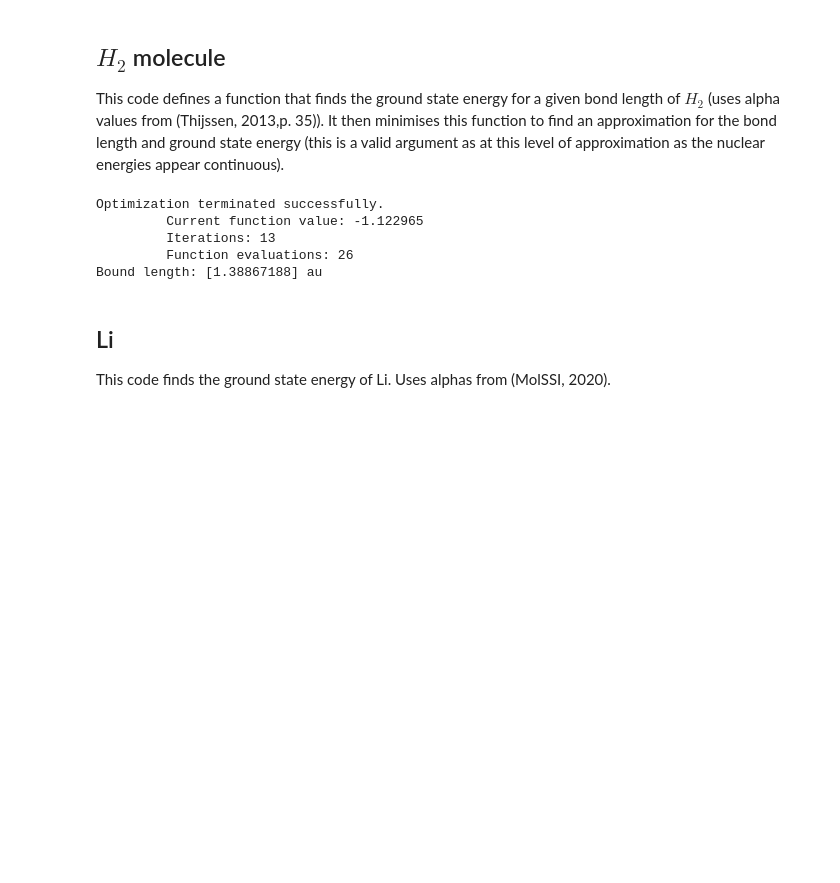
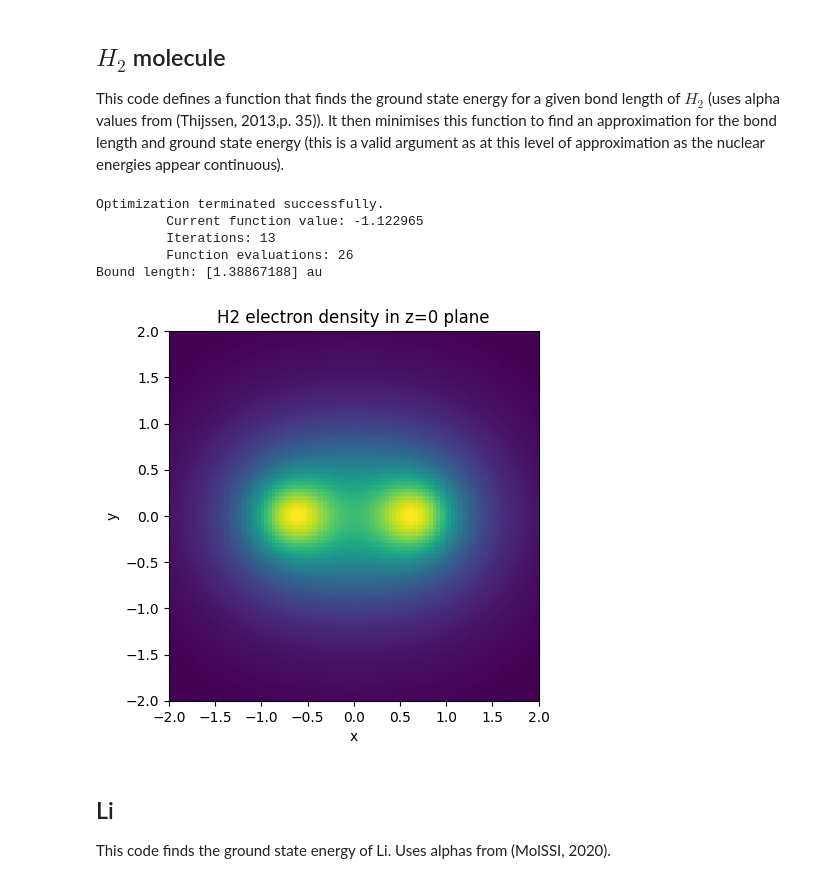
Before and after one commit to Williame33445/physics-projects, a Jupyter notebook: hartree_fock/hartree-fock-calculations.ipynb, the cells around one changed output. Drawn from its saved outputs; the diff is of its cells as text; code cells hidden in the pictures; blank space fills up the shorter version.

```diff
--- a/hartree_fock/hartree-fock-calculations.ipynb
+++ b/hartree_fock/hartree-fock-calculations.ipynb
@@ -167,20 +196,20 @@ Energy: -2.784164237157625 (hartree)
 
 This code defines a function that finds the ground state energy for a given bond length of $H_2$ (uses alpha values from (Thijssen, 2013,p. 35)). It then minimises this function to find an approximation for the bond length and ground state energy (this is a valid argument as at this level of approximation as the nuclear energies appear continuous).
 # %%
-def findGround(bondLength):
+def findH2Ground(bondLength):
     """
-    Function that returns the ground state energy for a given bound length
+    Function that returns the ground state energy, electron states and GTOs for a given bound length
     """
     #defines simulation parameters
-    pos1 = np.zeros(3)
-    pos2 = np.array([0,0,bondLength[0]])
-    GTOsH2 = getGuassians("6-21G",1,pos1,basisType="primitive") + getGuassians("6-21G",1,pos2,basisType="primitive")
-    nucPos = [pos1,pos2]
-
+    posH1 = np.array([-bondLength[0]/2, 0, 0])
+    posH2 = np.array([bondLength[0]/2, 0, 0])
+    GTOsH2 = getGuassians("6-21G", 1, posH1, basisType="primitive") + getGuassians("6-21G", 1, posH2, basisType="primitive")
+    nucPos = [posH1,posH2]
     Zs = [1,1]
     maxError = 1E-4
+
     #defines representation
-    rep = Rep1sGTO(GTOsH2,Zs,nucPos)
+    rep = Rep1sGTO(GTOsH2, Zs, nucPos)
 
     #defines intial guess
     ups = rep.normaliseList([[1 for i in range(len(GTOsH2))]])
@@ -188,14 +217,21 @@ def findGround(bondLength):
     EGuess = 0
 
     #finds total molecular energy
-    E_el,states = iterateHF(ups,downs,rep,EGuess,maxError,lambda s: takeGroundEigStates(s,2))
+    E_el, H2Electrons = iterateHF(ups, downs, rep, EGuess, maxError, lambda s: takeGroundEigStates(s,2))
     E = 1/bondLength[0]
 
     #returns total molecular energy
-    return E_el + E
+    return E_el + E, H2Electrons, GTOsH2
+
+def findH2GroundEnergy(bondLength):
+    """
+    Function that returns the ground state energy for a given bound length
+    """
+    E, H2Electrons, GTOsH2 = findH2Ground(bondLength)
+    return E
 
 #finds the min bound length a prints
-minBoundLength = fmin(findGround,1.6)
+minBoundLength = fmin(findH2GroundEnergy,1.6)
 print(f"Bound length: {minBoundLength} au")
 # %% [output]
 Optimization terminated successfully.
@@ -203,6 +239,12 @@ Optimization terminated successfully.
          Iterations: 13
          Function evaluations: 26
 Bound length: [1.38867188] au
+# %%
+#density plot
+E, H2Electrons, GTOsH2 = findH2Ground([1.3887])
+zPlaneDensityPlot(-2,2,50,H2Electrons,GTOsH2,"H2")
+# %% [output]
+[figure, added]
 # %% [markdown]
 ## Li
 
```
Also changed, not shown: parts of 11 cells of this notebook, 3 other files.
